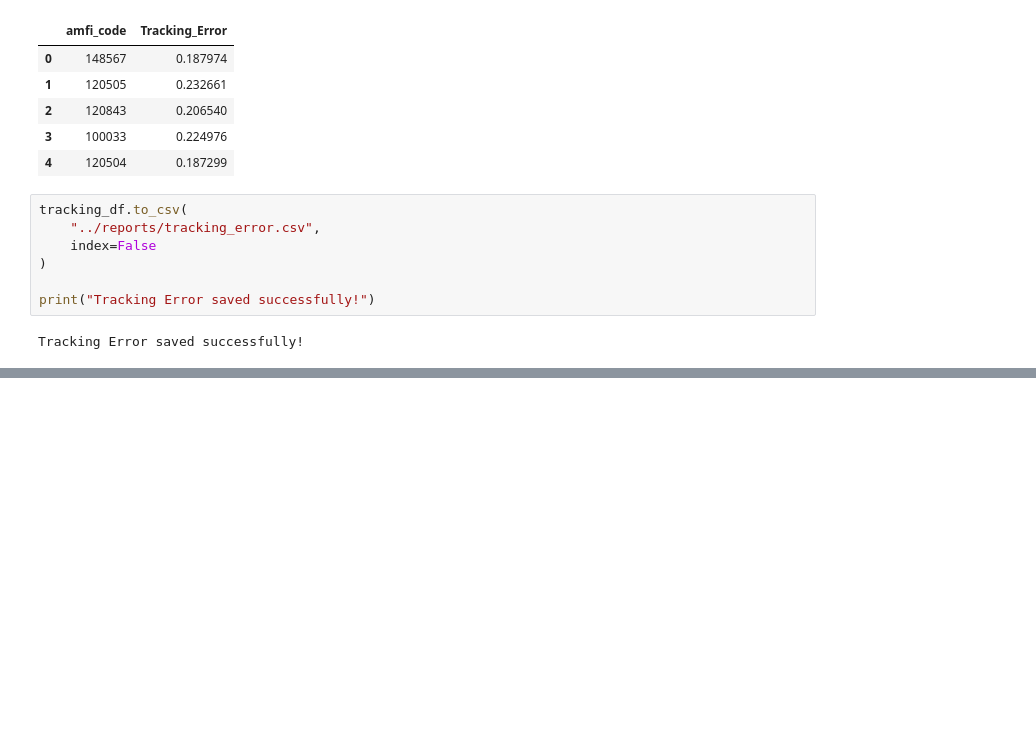
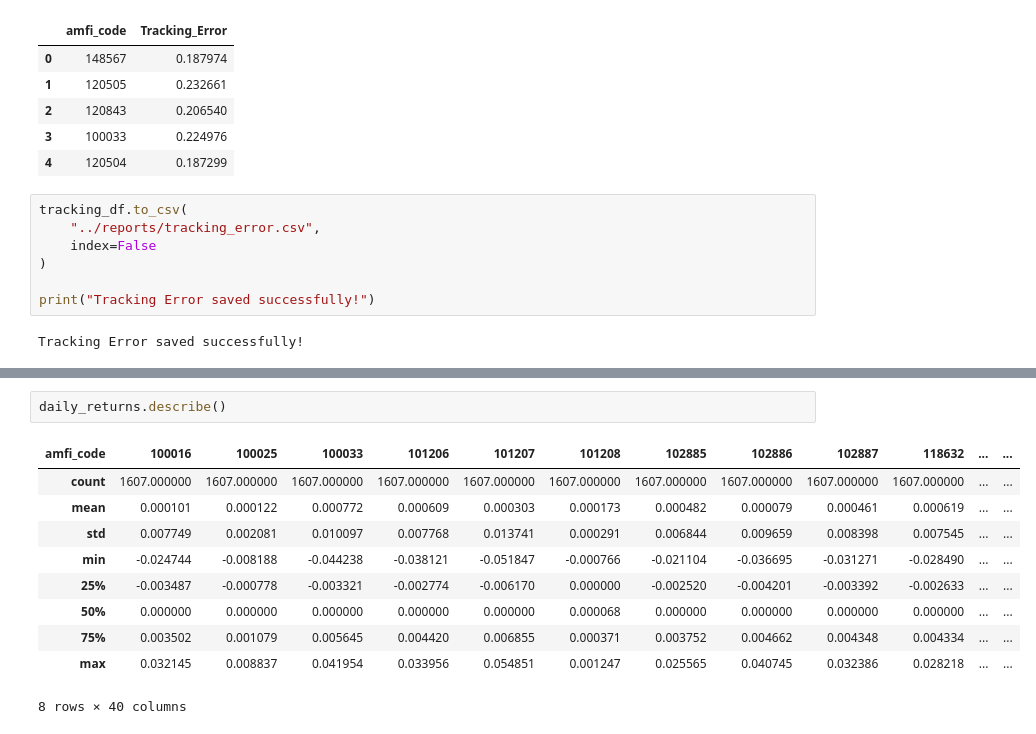
Before and after one commit to GoUrAv29142/fintech-capstone-project, a Jupyter notebook: notebooks/Performance_Analytics.ipynb, the cells around one changed output, grey strips where cells are left out. Drawn from its saved outputs; the diff is of its cells as text; blank space fills up the shorter version.

```diff
--- a/notebooks/Performance_Analytics.ipynb
+++ b/notebooks/Performance_Analytics.ipynb
@@ -1031,0 +1143,13 @@ Tracking Error saved successfully!
+# %%
+daily_returns.describe()
+# %% [output]
+| amfi_code | 100016 | 100025 | 100033 | 101206 | 101207 | 101208 | 102885 | 102886 | 102887 | 118632 | ... | ... |
+| count | 1607.000000 | 1607.000000 | 1607.000000 | 1607.000000 | 1607.000000 | 1607.000000 | 1607.000000 | 1607.000000 | 1607.000000 | 1607.000000 | ... | ... |
+| mean | 0.000101 | 0.000122 | 0.000772 | 0.000609 | 0.000303 | 0.000173 | 0.000482 | 0.000079 | 0.000461 | 0.000619 | ... | ... |
+| std | 0.007749 | 0.002081 | 0.010097 | 0.007768 | 0.013741 | 0.000291 | 0.006844 | 0.009659 | 0.008398 | 0.007545 | ... | ... |
+| min | -0.024744 | -0.008188 | -0.044238 | -0.038121 | -0.051847 | -0.000766 | -0.021104 | -0.036695 | -0.031271 | -0.028490 | ... | ... |
+| 25% | -0.003487 | -0.000778 | -0.003321 | -0.002774 | -0.006170 | 0.000000 | -0.002520 | -0.004201 | -0.003392 | -0.002633 | ... | ... |
+| 50% | 0.000000 | 0.000000 | 0.000000 | 0.000000 | 0.000000 | 0.000068 | 0.000000 | 0.000000 | 0.000000 | 0.000000 | ... | ... |
+| 75% | 0.003502 | 0.001079 | 0.005645 | 0.004420 | 0.006855 | 0.000371 | 0.003752 | 0.004662 | 0.004348 | 0.004334 | ... | ... |
+| max | 0.032145 | 0.008837 | 0.041954 | 0.033956 | 0.054851 | 0.001247 | 0.025565 | 0.040745 | 0.032386 | 0.028218 | ... | ... |
+8 rows × 40 columns
```
Also changed, not shown: parts of 64 cells of this notebook, 8 other files.
